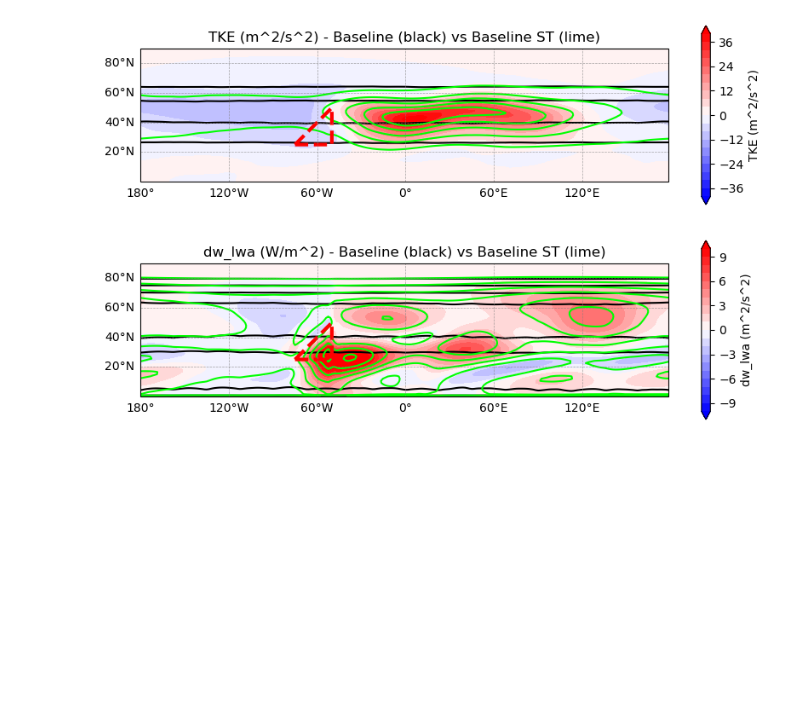
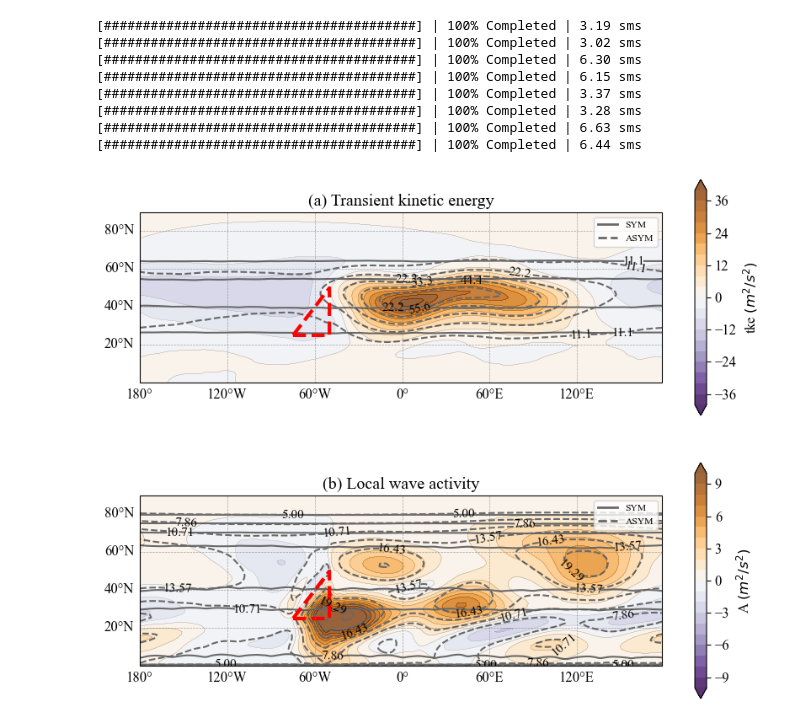
Before and after one commit to michele-filippucci/lwa_persistence, a Jupyter notebook: figures_scripts/Figure2.ipynb, the cells around one changed output. Drawn from its saved outputs; the diff is of its cells as text; code cells hidden in the pictures; blank space fills up the shorter version.

```diff
--- a/figures_scripts/Figure2.ipynb
+++ b/figures_scripts/Figure2.ipynb
@@ -42,7 +42,7 @@ experiments = [
 
 # Load datasets
 ds_clims = []
-compute_climatology = False
+compute_climatology = True
 if compute_climatology:
     for experiment in experiments:
         print(experiment)
@@ -70,6 +88,12 @@ else:
 # %%
+from matplotlib.lines import Line2D
+
+# Set global font family and size
+plt.rcParams['font.family'] = 'Times New Roman'      # e.g., 'serif', 'sans-serif', 'monospace'
+plt.rcParams['font.size'] = 12             # default font size
+
 # Initialize a 2-axis figure with Cartopy projection
-fig, ax = plt.subplots(2, 1, figsize=(10, 6), subplot_kw={'projection': ccrs.PlateCarree()})
+fig, ax = plt.subplots(2, 1, figsize=(10, 8), subplot_kw={'projection': ccrs.PlateCarree()})
 
 #triangle coordinates
 coords = [
@@ -82,42 +106,71 @@ lons, lats = zip(*coords)
 lons += (lons[0],)
 lats += (lats[0],)
 
+custom_lines = [
+    Line2D([0], [0], color='dimgray', lw=2, linestyle='solid', label='SYM'),
+    Line2D([0], [0], color='dimgray', lw=2, linestyle='dashed', label='ASYM')
+]
+
 # Plot TKE contour for baseline st and baseline on the first axis
 levels = np.linspace(0, 100, 10)
 levels_diff = np.linspace(-40, 40, 21)
-ax[0].set_title('TKE (m^2/s^2) - Baseline (black) vs Baseline ST (lime)')
-c1 = ax[0].contour(ds_clims[0]['lon'], ds_clims[0]['lat'], ds_clims[0]['tke'], levels=levels, colors='black', transform=ccrs.PlateCarree())
-c2 = ax[0].contour(ds_clims[2]['lon'], ds_clims[2]['lat'], ds_clims[2]['tke'], levels=levels, colors='lime', transform=ccrs.PlateCarree())
-sh = ax[0].contourf(ds_clims[0]['lon'], ds_clims[0]['lat'], ds_clims[2]['tke'] - ds_clims[0]['tke'], levels=levels_diff, cmap='bwr', alpha=1, extend='both', transform=ccrs.PlateCarree())
-fig.colorbar(sh, ax=ax[0], orientation='vertical', label='TKE (m^2/s^2)')
+ax[0].set_title('(a) Transient kinetic energy')
+c1 = ax[0].contour(ds_clims[0]['lon'], ds_clims[0]['lat'], ds_clims[0]['tke'], levels=levels, alpha = 1, colors='dimgray', transform=ccrs.PlateCarree())
+ax[0].clabel(c1, inline=True, colors = 'black', inline_spacing = 1,rightside_up=True ,fontsize=11)
+c2 = ax[0].contour(ds_clims[2]['lon'], ds_clims[2]['lat'], ds_clims[2]['tke'], levels=levels, alpha = 1, colors='dimgray', linestyles='dashed', transform=ccrs.PlateCarree())
+ax[0].clabel(c2, inline=True, colors = 'black', inline_spacing = 1,rightside_up=True ,fontsize=11)
+sh = ax[0].contourf(ds_clims[0]['lon'], ds_clims[0]['lat'], ds_clims[2]['tke'] - ds_clims[0]['tke'], levels=levels_diff, cmap='PuOr_r', alpha=0.8, extend='both', transform=ccrs.PlateCarree())
+cont = ax[0].contour(ds_clims[0]['lon'], ds_clims[0]['lat'], ds_clims[2]['tke'] - ds_clims[0]['tke'], levels=levels_diff, colors = 'k', linewidths= 0.1, transform=ccrs.PlateCarree())
+fig.colorbar(sh, ax=ax[0], orientation='vertical', label='tke $(m^2/s^2)$')
 ax[0].plot(lons, lats, linestyle='--',linewidth=3, color='red', transform=ccrs.PlateCarree())
+ax[0].set_aspect(1.3)
+
+#add legend
+ax[0].legend(handles=custom_lines, loc='upper right',fontsize='x-small')
 
 # Add hatchings for significance
 significance = np.abs(ds_clims[2]['tke'] - ds_clims[0]['tke']) > np.sqrt(ds_clims[0]['tke_std']**2 + ds_clims[2]['tke_std']**2)
 #ax[0].contourf(ds_clims[0]['lon'], ds_clims[0]['lat'], significance, levels=[0.5, 1], hatches=['...', None], colors='none', transform=ccrs.PlateCarree())
 
 # Add gridlines to the first axis
 gl0 = ax[0].gridlines(draw_labels=True, linewidth=0.5, color='gray', alpha=0.7, linestyle='--')
 gl0.top_labels = False
 gl0.right_labels = False
 
 # Plot the dw_lwa zonal mean on the second axis
 levels = np.linspace(5, 25, 8)
 levels_diff = np.linspace(-10, 10, 21)
-ax[1].set_title('dw_lwa (W/m^2) - Baseline (black) vs Baseline ST (lime)')
-c3 = ax[1].contour(ds_clims[0]['lon'], ds_clims[0]['lat'], ds_clims[0]['dw_lwa'], levels=levels, colors='black', transform=ccrs.PlateCarree())
-c4 = ax[1].contour(ds_clims[2]['lon'], ds_clims[2]['lat'], ds_clims[2]['dw_lwa'], levels=levels, colors='lime', transform=ccrs.PlateCarree())
-sh2 = ax[1].contourf(ds_clims[0]['lon'], ds_clims[0]['lat'], ds_clims[2]['dw_lwa'] - ds_clims[0]['dw_lwa'], levels=levels_diff, cmap='bwr', alpha=1, extend='both', transform=ccrs.PlateCarree())
-fig.colorbar(sh2, ax=ax[1], orientation='vertical', label='dw_lwa (m^2/s^2)')
+ax[1].set_title('(b) Local wave activity')
+c3 = ax[1].contour(ds_clims[0]['lon'], ds_clims[0]['lat'], ds_clims[0]['dw_lwa'], levels=levels, colors='dimgray', transform=ccrs.PlateCarree())
+ax[1].clabel(c3, inline=True, colors = 'black', inline_spacing = 1,rightside_up=True ,fontsize=11)
+c4 = ax[1].contour(ds_clims[2]['lon'], ds_clims[2]['lat'], ds_clims[2]['dw_lwa'], levels=levels, colors='dimgray', linestyles = 'dashed', transform=ccrs.PlateCarree())
+ax[1].clabel(c4, inline=True, colors = 'black', inline_spacing = 1,rightside_up=True ,fontsize=11)
+sh2 = ax[1].contourf(ds_clims[0]['lon'], ds_clims[0]['lat'], ds_clims[2]['dw_lwa'] - ds_clims[0]['dw_lwa'], levels=levels_diff, cmap='PuOr_r', alpha=0.8, extend='both', transform=ccrs.PlateCarree())
+cont2 = ax[1].contour(ds_clims[0]['lon'], ds_clims[0]['lat'], ds_clims[2]['dw_lwa'] - ds_clims[0]['dw_lwa'], levels=levels_diff, colors = 'k', linewidths = 0.1)
+fig.colorbar(sh2, ax=ax[1], orientation='vertical', label='A $(m^2/s^2)$')
 ax[1].plot(lons, lats, linestyle='--',linewidth=3, color='red', transform=ccrs.PlateCarree())
+ax[1].set_aspect(1.3)
+
+#add legend
+ax[1].legend(handles=custom_lines, loc='upper right',fontsize='x-small')
 
 # Add hatchings for significance
 significance2 = np.abs(ds_clims[2]['dw_lwa'] - ds_clims[0]['dw_lwa']) > np.sqrt(ds_clims[0]['dw_lwa_std']**2 + ds_clims[2]['dw_lwa_std']**2)
 #ax[1].contourf(ds_clims[0]['lon'], ds_clims[0]['lat'], significance2, levels=[0.5, 1], hatches=['...', None], colors='none', transform=ccrs.PlateCarree())
 
 # Add gridlines to the second axis
 gl1 = ax[1].gridlines(draw_labels=True, linewidth=0.5, color='gray', alpha=0.7, linestyle='--')
 gl1.top_labels = False
 gl1.right_labels = False
+
+plt.savefig('PLOTS/Figure2.png',dpi=300)
 # %% [output]
+[########################################] | 100% Completed | 3.19 sms
+[########################################] | 100% Completed | 3.02 sms
+[########################################] | 100% Completed | 6.30 sms
+[########################################] | 100% Completed | 6.15 sms
+[########################################] | 100% Completed | 3.37 sms
+[########################################] | 100% Completed | 3.28 sms
+[########################################] | 100% Completed | 6.63 sms
+[########################################] | 100% Completed | 6.44 sms
-[figure, old version]
+[figure, new version]
```
Also changed, not shown: parts of 1 cell of this notebook, 22 other files.
